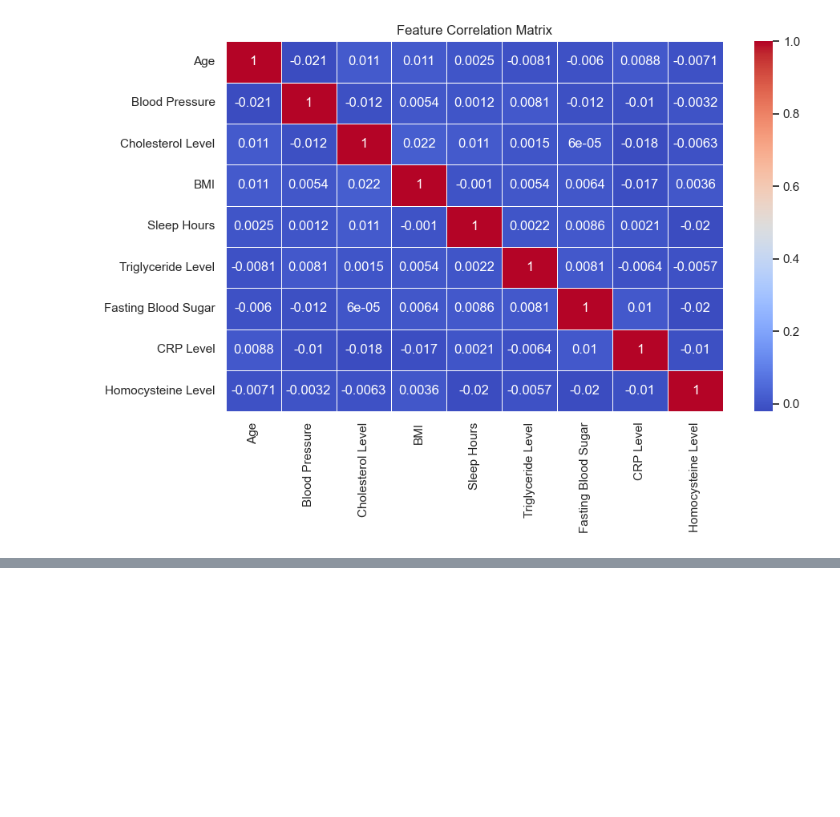
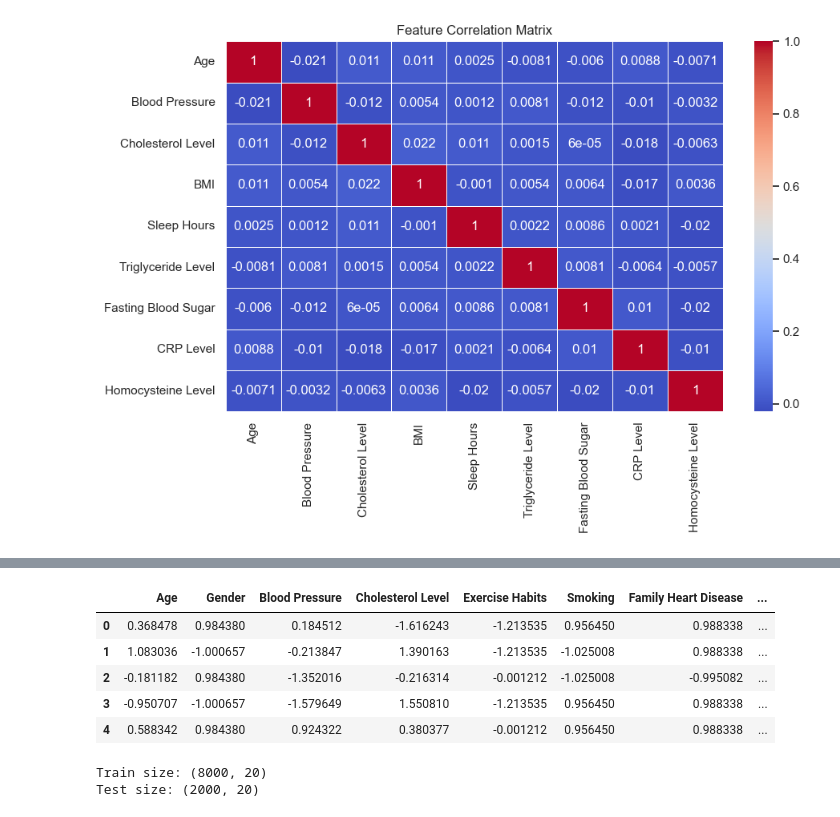
Before and after one commit to seyon1988/Machine-Learning-Programming-Assignment-IT5052, a Jupyter notebook: notebooks/supervised_learning/heart_disease.ipynb, the cells around one changed output, grey strips where cells are left out. Saved outputs shown, nothing was run; the diff lists cells and outputs as text; code cells hidden in the pictures; blank space fills up the shorter version.

```diff
--- a/notebooks/supervised_learning/heart_disease.ipynb
+++ b/notebooks/supervised_learning/heart_disease.ipynb
@@ -134,0 +230,25 @@ plt.show()
+# %%
+scaler = StandardScaler()
+X_scaled = scaler.fit_transform(X)
+# %%
+X_scaled = pd.DataFrame(X_scaled, columns=X.columns)
+X_scaled.head()
+# %% [output]
+|  | Age | Gender | Blood Pressure | Cholesterol Level | Exercise Habits | Smoking | Family Heart Disease | ... |
+| 0 | 0.368478 | 0.984380 | 0.184512 | -1.616243 | -1.213535 | 0.956450 | 0.988338 | ... |
+| 1 | 1.083036 | -1.000657 | -0.213847 | 1.390163 | -1.213535 | -1.025008 | 0.988338 | ... |
+| 2 | -0.181182 | 0.984380 | -1.352016 | -0.216314 | -0.001212 | -1.025008 | -0.995082 | ... |
+| 3 | -0.950707 | -1.000657 | -1.579649 | 1.550810 | -1.213535 | 0.956450 | 0.988338 | ... |
+| 4 | 0.588342 | 0.984380 | 0.924322 | 0.380377 | -0.001212 | 0.956450 | 0.988338 | ... |
+# %%
+X_train, X_test, y_train, y_test = train_test_split(
+    X_scaled, y,
+    test_size=0.2,
+    random_state=42
+)
+
+print("Train size:", X_train.shape)
+print("Test size:", X_test.shape)
+# %% [output]
+Train size: (8000, 20)
+Test size: (2000, 20)
```
Also changed, not shown: parts of 11 cells of this notebook.
